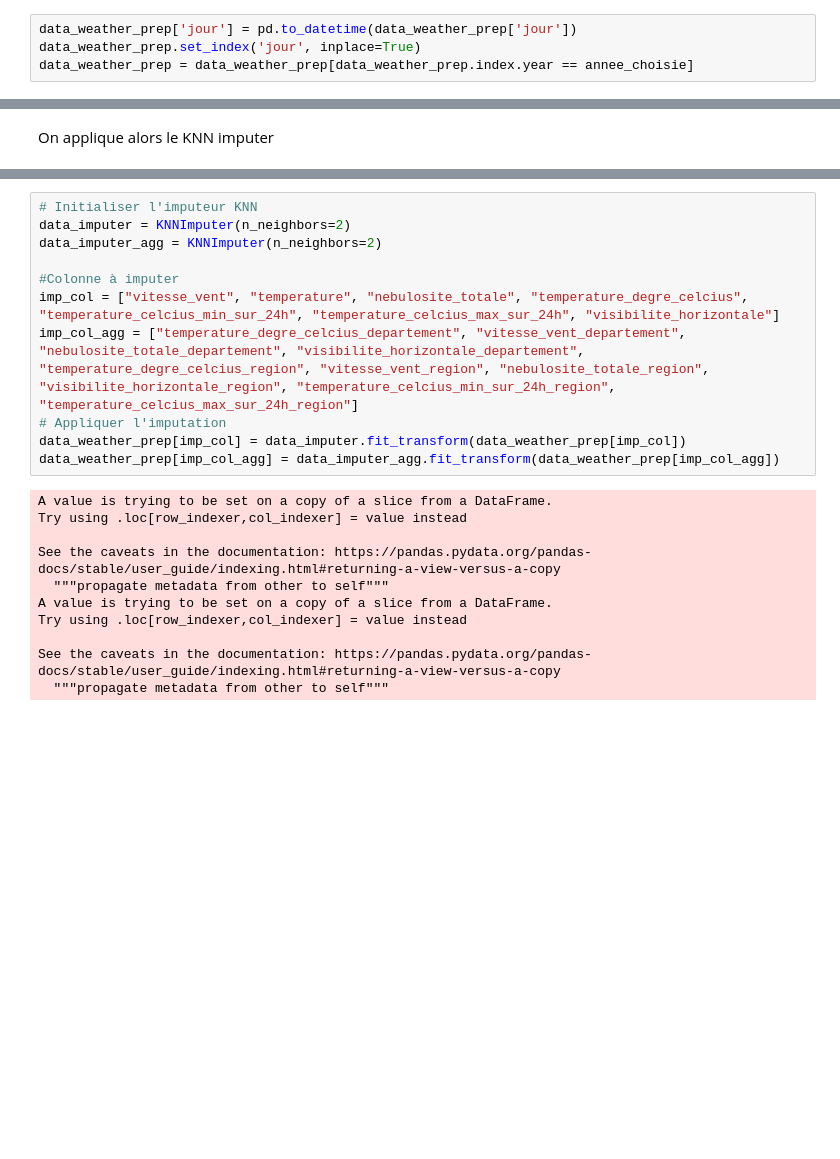
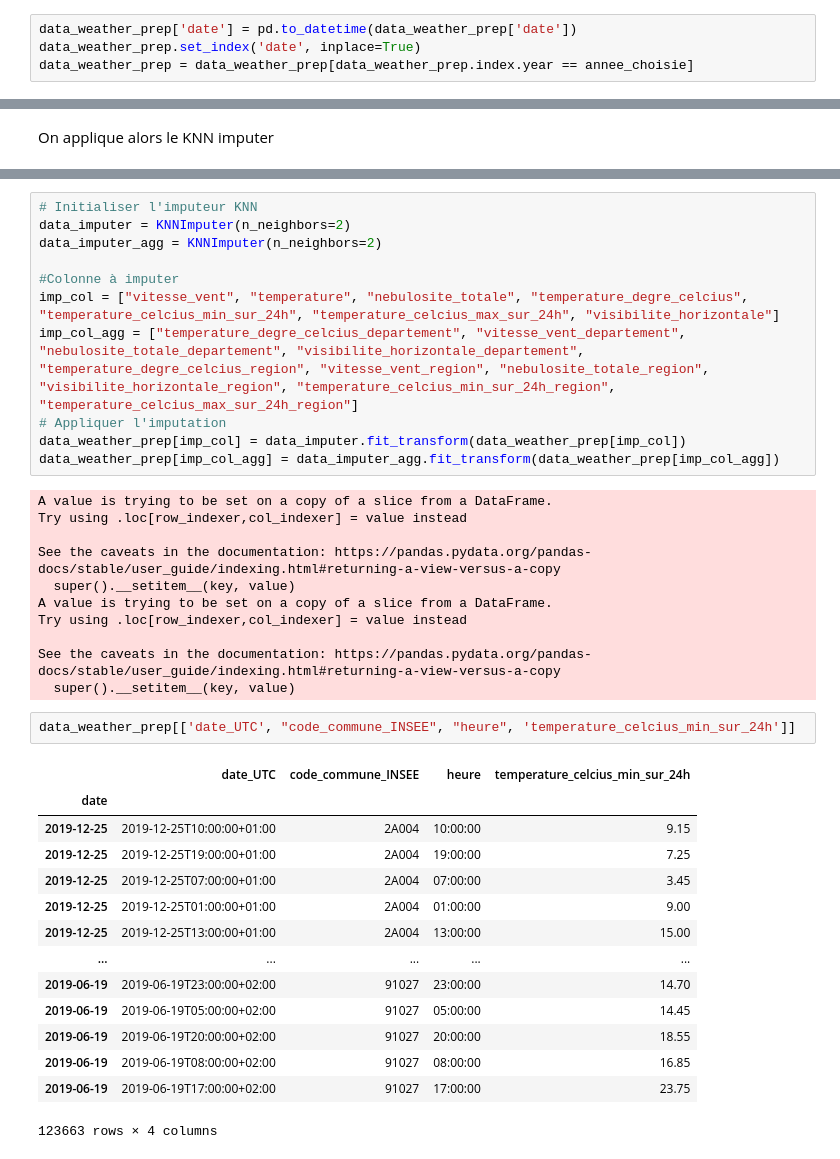
Before and after one commit to antoine-palazz/Python_DS_Project, a Jupyter notebook: Api_Odre.ipynb, the cells around one changed output, grey strips where cells are left out. Saved outputs shown, nothing was run; the diff lists cells and outputs as text; blank space fills up the shorter version.

```diff
--- a/Api_Odre.ipynb
+++ b/Api_Odre.ipynb
@@ -626,7 +627,7 @@ Index(['id', 'ID', 'NOM_M', 'NOM', 'code_departement', 'INSEE_REG', 'source',
       dtype='object')
 # %%
-data_weather_prep['jour'] = pd.to_datetime(data_weather_prep['jour'])
-data_weather_prep.set_index('jour', inplace=True)
+data_weather_prep['date'] = pd.to_datetime(data_weather_prep['date'])
+data_weather_prep.set_index('date', inplace=True)
 data_weather_prep = data_weather_prep[data_weather_prep.index.year == annee_choisie]
 # %% [markdown]
 Imputation des variables manquantes : KNN Imputer
@@ -670,9 +671,26 @@ A value is trying to be set on a copy of a slice from a DataFrame.
 Try using .loc[row_indexer,col_indexer] = value instead
 
 See the caveats in the documentation: https://pandas.pydata.org/pandas-docs/stable/user_guide/indexing.html#returning-a-view-versus-a-copy
-  """propagate metadata from other to self"""
+  super().__setitem__(key, value)
 A value is trying to be set on a copy of a slice from a DataFrame.
 Try using .loc[row_indexer,col_indexer] = value instead
 
 See the caveats in the documentation: https://pandas.pydata.org/pandas-docs/stable/user_guide/indexing.html#returning-a-view-versus-a-copy
-  """propagate metadata from other to self"""
+  super().__setitem__(key, value)
+# %%
+data_weather_prep[['date_UTC', "code_commune_INSEE", "heure", 'temperature_celcius_min_sur_24h']]
+# %% [output]
+|  | date_UTC | code_commune_INSEE | heure | temperature_celcius_min_sur_24h |
+| date |  |  |  |  |
+| 2019-12-25 | 2019-12-25T10:00:00+01:00 | 2A004 | 10:00:00 | 9.15 |
+| 2019-12-25 | 2019-12-25T19:00:00+01:00 | 2A004 | 19:00:00 | 7.25 |
+| 2019-12-25 | 2019-12-25T07:00:00+01:00 | 2A004 | 07:00:00 | 3.45 |
+| 2019-12-25 | 2019-12-25T01:00:00+01:00 | 2A004 | 01:00:00 | 9.00 |
+| 2019-12-25 | 2019-12-25T13:00:00+01:00 | 2A004 | 13:00:00 | 15.00 |
+| ... | ... | ... | ... | ... |
+| 2019-06-19 | 2019-06-19T23:00:00+02:00 | 91027 | 23:00:00 | 14.70 |
+| 2019-06-19 | 2019-06-19T05:00:00+02:00 | 91027 | 05:00:00 | 14.45 |
+| 2019-06-19 | 2019-06-19T20:00:00+02:00 | 91027 | 20:00:00 | 18.55 |
+| 2019-06-19 | 2019-06-19T08:00:00+02:00 | 91027 | 08:00:00 | 16.85 |
+| 2019-06-19 | 2019-06-19T17:00:00+02:00 | 91027 | 17:00:00 | 23.75 |
+123663 rows × 4 columns
```
Also changed, not shown: parts of 12 cells of this notebook.
